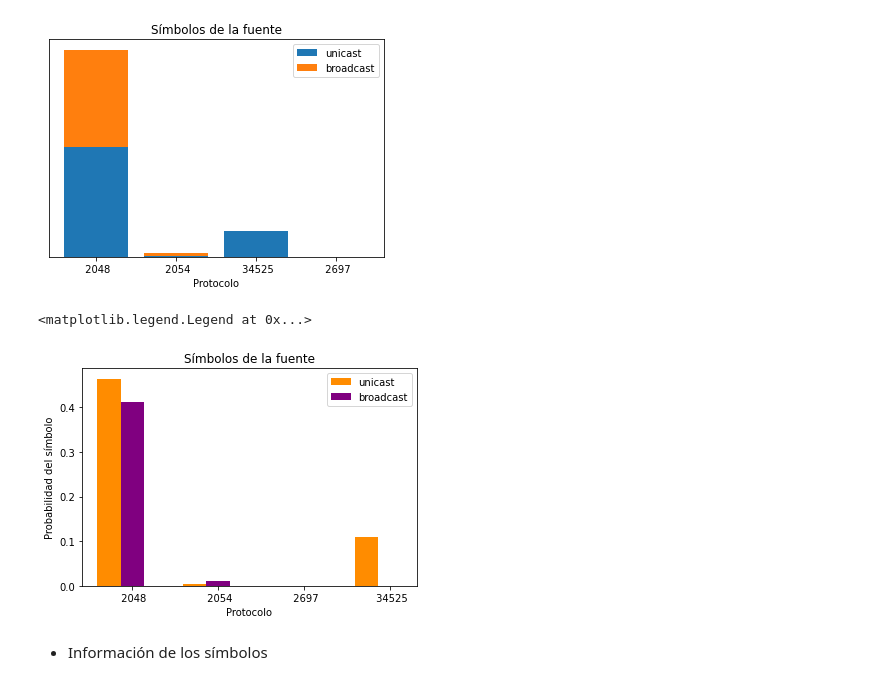
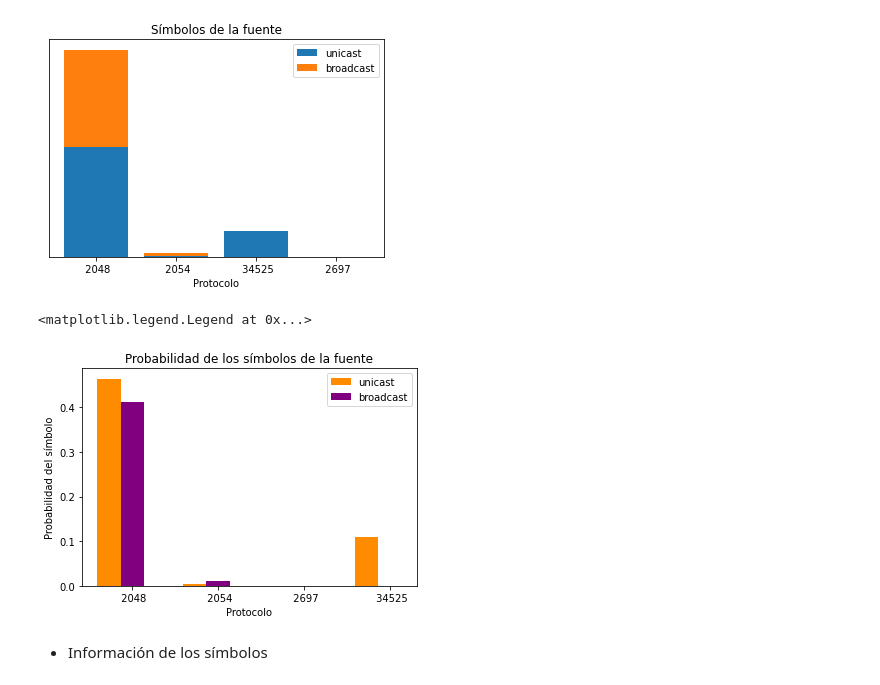
Before and after one commit to paulitapb/TP1_redes, a Jupyter notebook: analisis_paquetes.ipynb, the cells around one changed output. Saved outputs shown, nothing was run; the diff lists cells and outputs as text; code cells hidden in the pictures.

```diff
--- a/analisis_paquetes.ipynb
+++ b/analisis_paquetes.ipynb
@@ -80,34 +80,34 @@ ax.set_yticks([])
 # %%
 unicast = {}
 broadcast = {}
 
 for p in protocols_unique:
     if((p, 'UNICAST') in list(symbol_proba.keys())):
         unicast[p] = symbol_proba[(p, 'UNICAST')]
     else:
         unicast[p] = 0
     if((p, 'BROADCAST') in list(symbol_proba.keys())):
         broadcast[p] = symbol_proba[(p, 'BROADCAST')]
     else:
 
         broadcast[p] = 0
 
 x_protocols = np.arange(len(protocols_unique))
 
 fig, ax = plt.subplots()
 width = 0.27
 ax.bar(x_protocols, list(unicast.values()),width = width, label = "unicast", color = "darkorange")
 ax.bar(x_protocols + width, list(broadcast.values()), width = width,label = "broadcast", color = "purple")
 
 plt.xlabel("Protocolo")
 plt.ylabel("Probabilidad del símbolo")
-ax.set_title("Símbolos de la fuente")
+ax.set_title("Probabilidad de los símbolos de la fuente")
 ax.set_xticklabels(protocols_unique)
 ax.set_xticks(x_protocols+width)
 ax.legend()
 # %% [output]
 <matplotlib.legend.Legend at 0x...>
-[figure, old version]
+[figure, new version]
 # %% [markdown]
 - Información de los símbolos
 # %%
```
